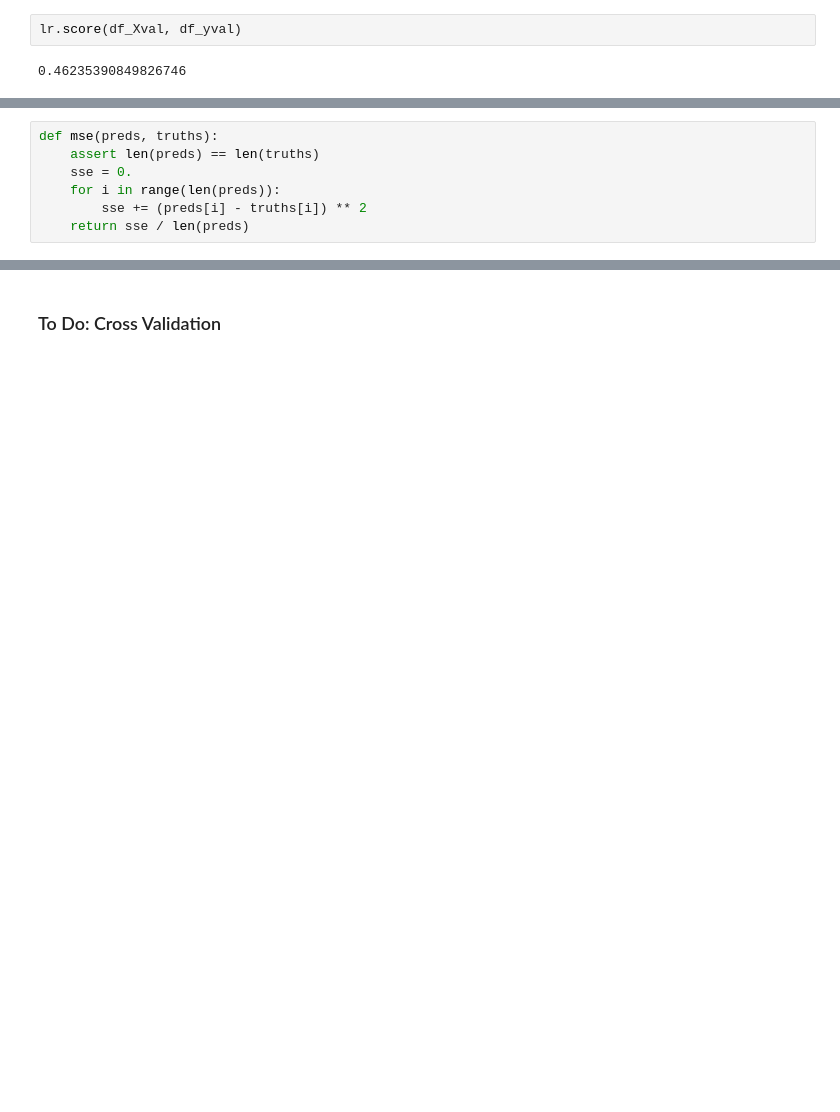
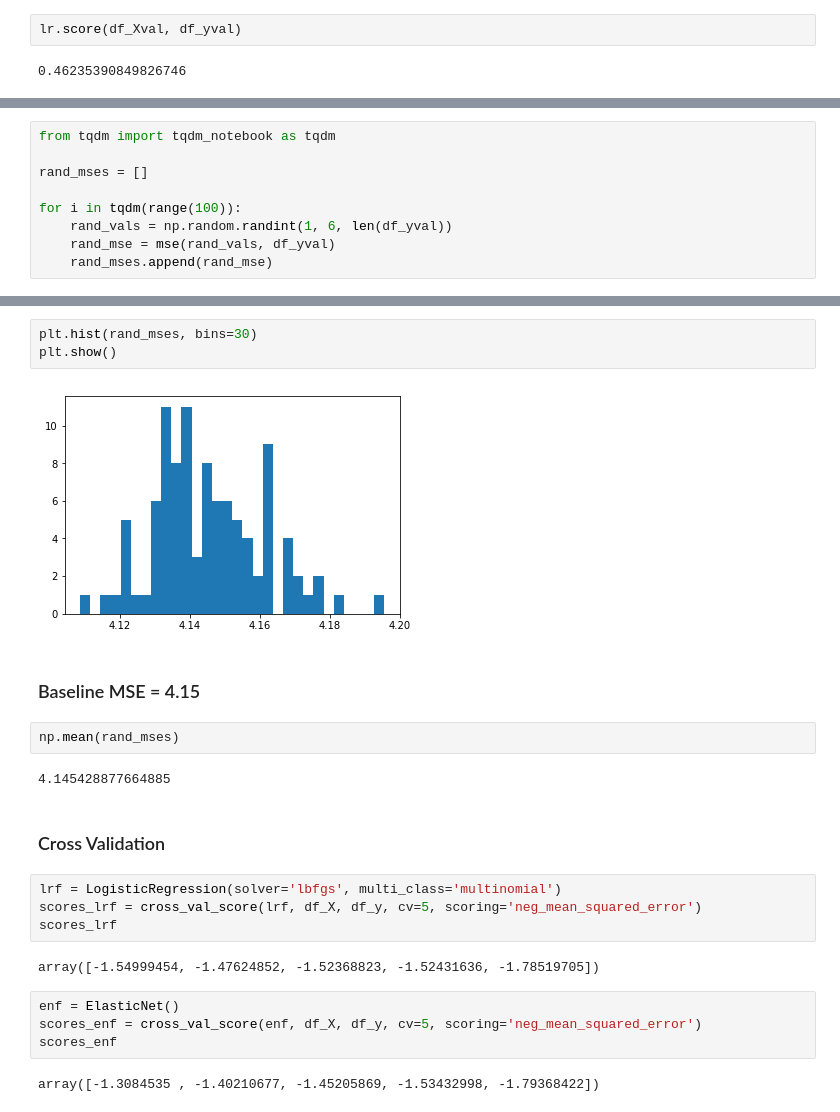
Before and after one commit to BingZou/ds1001_proj, a Jupyter notebook: 2_modeling/Model - Regression Analysis.ipynb, the cells around one changed output, grey strips where cells are left out. Saved outputs shown, nothing was run; the diff lists cells and outputs as text; blank space fills up the shorter version.

```diff
--- a/2_modeling/Model - Regression Analysis.ipynb
+++ b/2_modeling/Model - Regression Analysis.ipynb
@@ -115,7 +129,0 @@ lin_r.score(df_Xval, df_yval)
-# %%
-def mse(preds, truths):
-    assert len(preds) == len(truths)
-    sse = 0.
-    for i in range(len(preds)):
-        sse += (preds[i] - truths[i]) ** 2
-    return sse / len(preds)
@@ -129,0 +210,9 @@ mse(preds_lin, df_yval)
+# %%
+from tqdm import tqdm_notebook as tqdm
+
+rand_mses = []
+
+for i in tqdm(range(100)):
+    rand_vals = np.random.randint(1, 6, len(df_yval))
+    rand_mse = mse(rand_vals, df_yval)
+    rand_mses.append(rand_mse)
@@ -130,2 +221,25 @@ mse(preds_lin, df_yval)
+# %%
+plt.hist(rand_mses, bins=30)
+plt.show()
+# %% [output]
+[figure, added]
+# %% [markdown]
+### Baseline MSE = 4.15
+# %%
+np.mean(rand_mses)
+# %% [output]
+4.145428877664885
 # %% [markdown]
-### To Do: Cross Validation
+### Cross Validation
+# %%
+lrf = LogisticRegression(solver='lbfgs', multi_class='multinomial')
+scores_lrf = cross_val_score(lrf, df_X, df_y, cv=5, scoring='neg_mean_squared_error')
+scores_lrf
+# %% [output]
+array([-1.54999454, -1.47624852, -1.52368823, -1.52431636, -1.78519705])
+# %%
+enf = ElasticNet()
+scores_enf = cross_val_score(enf, df_X, df_y, cv=5, scoring='neg_mean_squared_error')
+scores_enf
+# %% [output]
+array([-1.3084535 , -1.40210677, -1.45205869, -1.53432998, -1.79368422])
```
Also changed, not shown: parts of 66 cells of this notebook.
